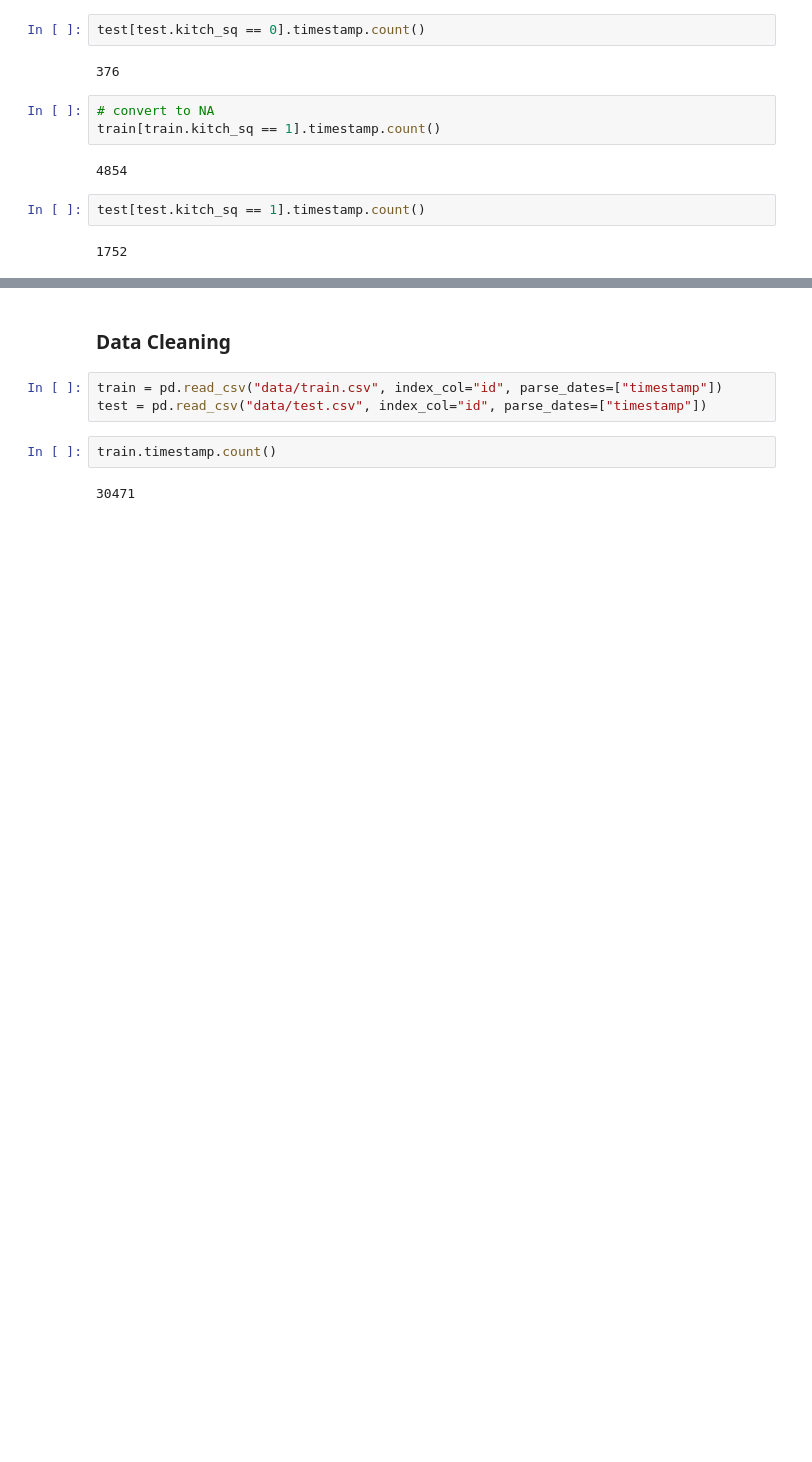
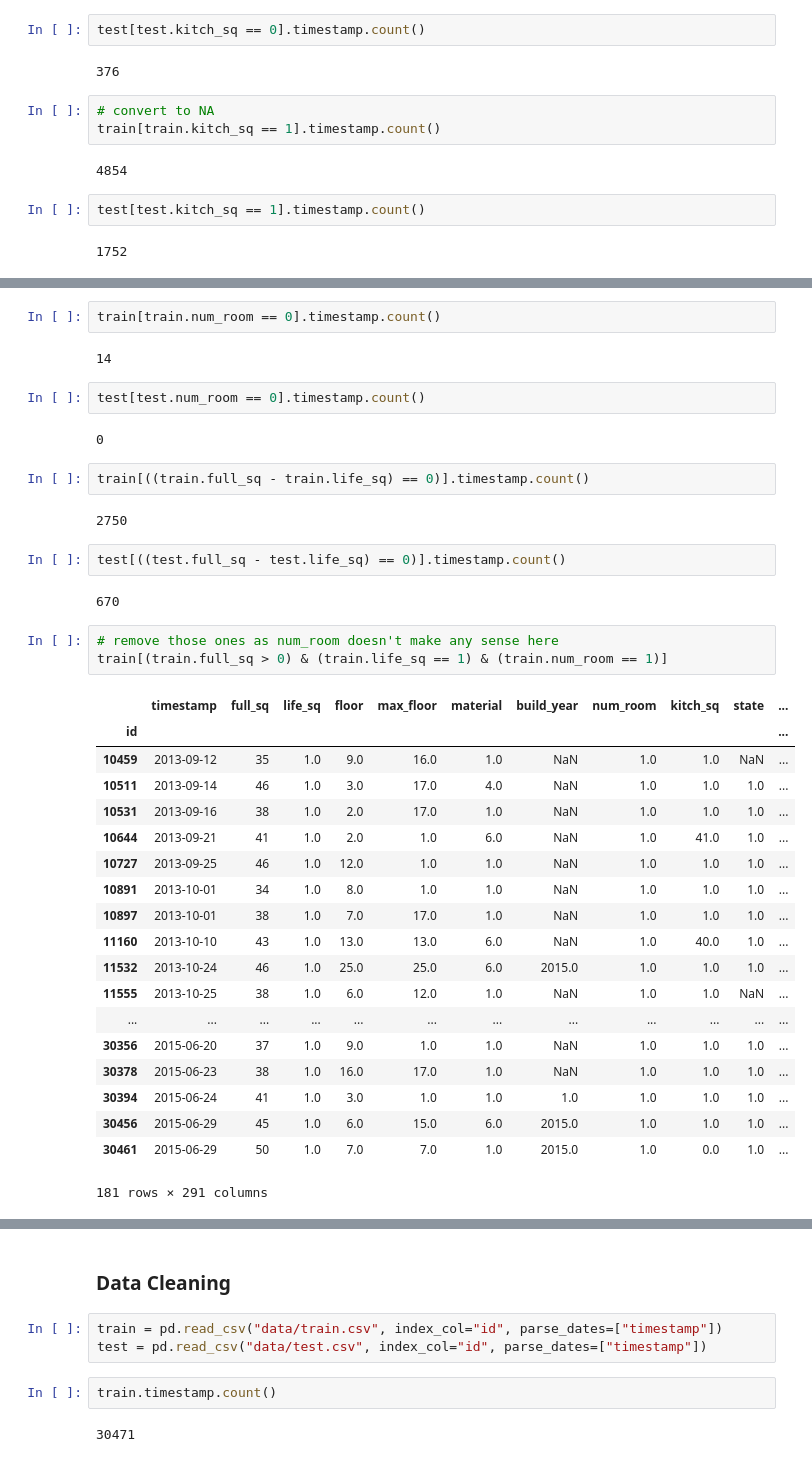
Before and after one commit to datitran/Krimskrams, a Jupyter notebook: Kaggle/Sberbank Russian Housing Market/data_review.ipynb, the cells around one changed output, grey strips where cells are left out. Saved outputs shown, nothing was run; the diff lists cells and outputs as text; blank space fills up the shorter version.

```diff
--- a/Kaggle/Sberbank Russian Housing Market/data_review.ipynb
+++ b/Kaggle/Sberbank Russian Housing Market/data_review.ipynb
@@ -481,0 +525,39 @@ test[test.kitch_sq == 1].timestamp.count()
+# %%
+train[train.num_room == 0].timestamp.count()
+# %% [output]
+14
+# %%
+test[test.num_room == 0].timestamp.count()
+# %% [output]
+0
+# %%
+train[((train.full_sq - train.life_sq) == 0)].timestamp.count()
+# %% [output]
+2750
+# %%
+test[((test.full_sq - test.life_sq) == 0)].timestamp.count()
+# %% [output]
+670
+# %%
+# remove those ones as num_room doesn't make any sense here
+train[(train.full_sq > 0) & (train.life_sq == 1) & (train.num_room == 1)]
+# %% [output]
+|  | timestamp | full_sq | life_sq | floor | max_floor | material | build_year | num_room | kitch_sq | state | ... |
+| id |  |  |  |  |  |  |  |  |  |  | ... |
+| 10459 | 2013-09-12 | 35 | 1.0 | 9.0 | 16.0 | 1.0 | NaN | 1.0 | 1.0 | NaN | ... |
+| 10511 | 2013-09-14 | 46 | 1.0 | 3.0 | 17.0 | 4.0 | NaN | 1.0 | 1.0 | 1.0 | ... |
+| 10531 | 2013-09-16 | 38 | 1.0 | 2.0 | 17.0 | 1.0 | NaN | 1.0 | 1.0 | 1.0 | ... |
+| 10644 | 2013-09-21 | 41 | 1.0 | 2.0 | 1.0 | 6.0 | NaN | 1.0 | 41.0 | 1.0 | ... |
+| 10727 | 2013-09-25 | 46 | 1.0 | 12.0 | 1.0 | 1.0 | NaN | 1.0 | 1.0 | 1.0 | ... |
+| 10891 | 2013-10-01 | 34 | 1.0 | 8.0 | 1.0 | 1.0 | NaN | 1.0 | 1.0 | 1.0 | ... |
+| 10897 | 2013-10-01 | 38 | 1.0 | 7.0 | 17.0 | 1.0 | NaN | 1.0 | 1.0 | 1.0 | ... |
+| 11160 | 2013-10-10 | 43 | 1.0 | 13.0 | 13.0 | 6.0 | NaN | 1.0 | 40.0 | 1.0 | ... |
+| 11532 | 2013-10-24 | 46 | 1.0 | 25.0 | 25.0 | 6.0 | 2015.0 | 1.0 | 1.0 | 1.0 | ... |
+| 11555 | 2013-10-25 | 38 | 1.0 | 6.0 | 12.0 | 1.0 | NaN | 1.0 | 1.0 | NaN | ... |
+| ... | ... | ... | ... | ... | ... | ... | ... | ... | ... | ... | ... |
+| 30356 | 2015-06-20 | 37 | 1.0 | 9.0 | 1.0 | 1.0 | NaN | 1.0 | 1.0 | 1.0 | ... |
+| 30378 | 2015-06-23 | 38 | 1.0 | 16.0 | 17.0 | 1.0 | NaN | 1.0 | 1.0 | 1.0 | ... |
+| 30394 | 2015-06-24 | 41 | 1.0 | 3.0 | 1.0 | 1.0 | 1.0 | 1.0 | 1.0 | 1.0 | ... |
+| 30456 | 2015-06-29 | 45 | 1.0 | 6.0 | 15.0 | 6.0 | 2015.0 | 1.0 | 1.0 | 1.0 | ... |
+| 30461 | 2015-06-29 | 50 | 1.0 | 7.0 | 7.0 | 1.0 | 2015.0 | 1.0 | 0.0 | 1.0 | ... |
+181 rows × 291 columns
```
Also changed, not shown: parts of 21 cells of this notebook, 1 other file.
